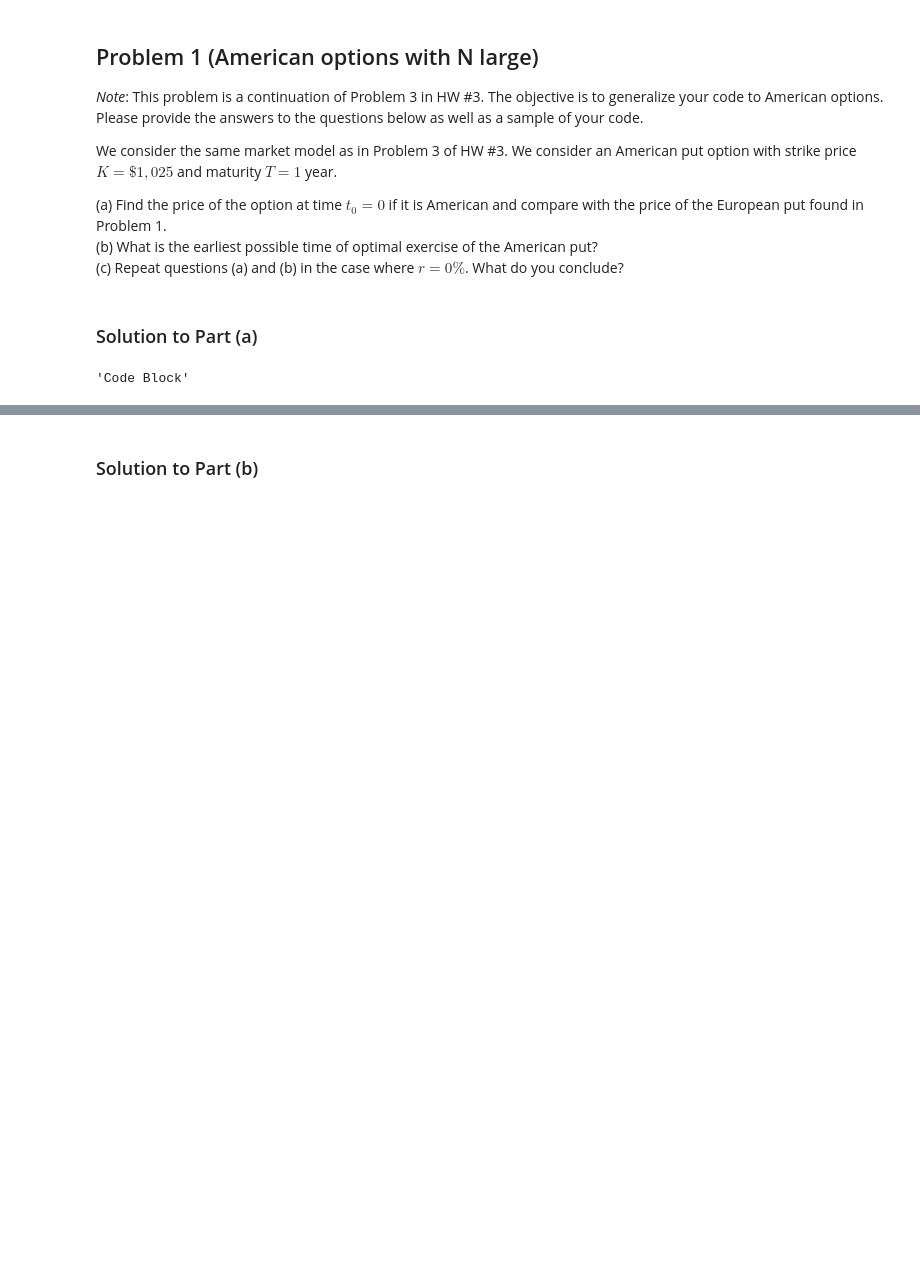
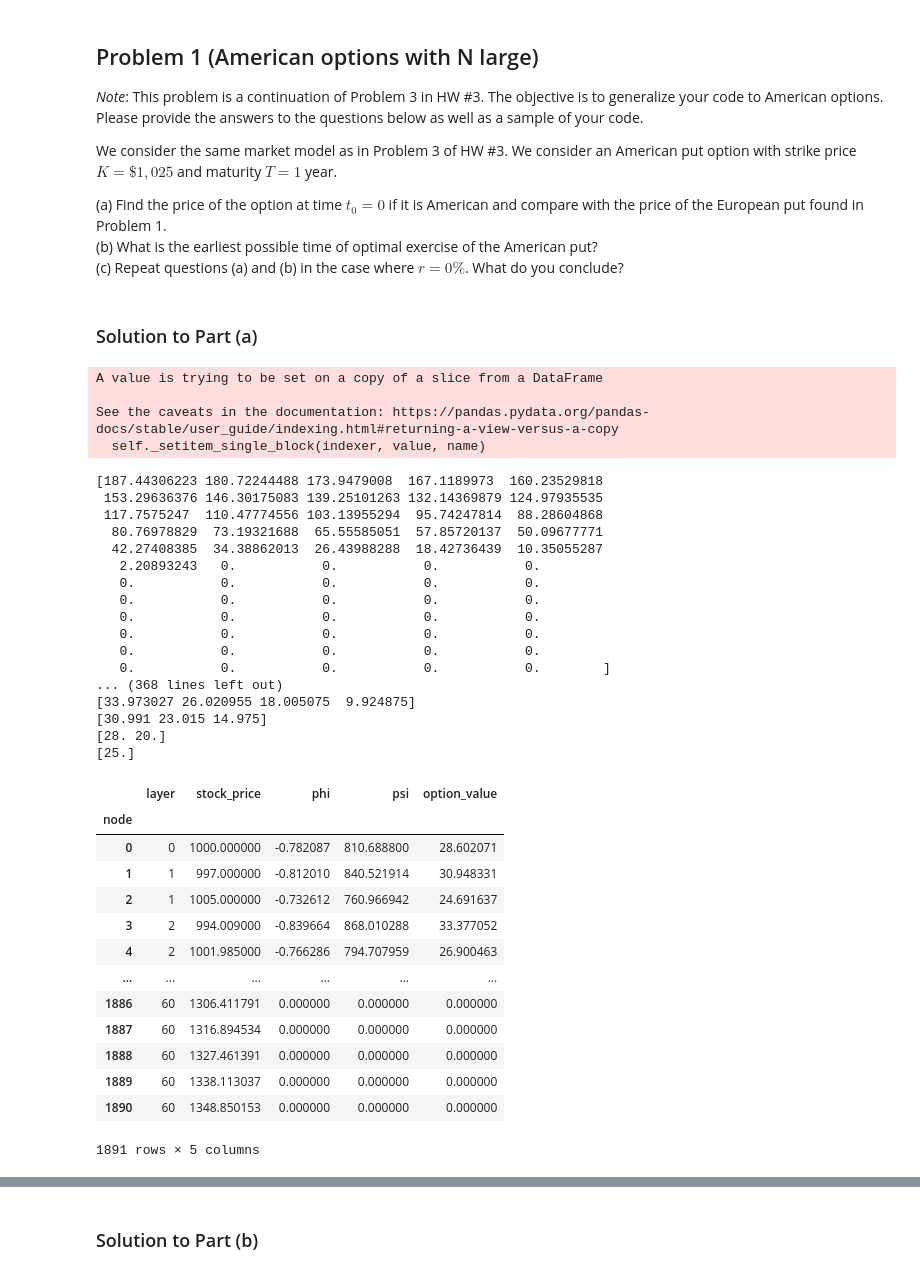
Before and after one commit to jdean53/GeneralWork, a Jupyter notebook: StoCal2/HW4.ipynb, the cells around one changed output, grey strips where cells are left out. Cells and saved outputs as stored; diff of their text form; code cells hidden in the pictures; blank space fills up the shorter version.

```diff
--- a/StoCal2/HW4.ipynb
+++ b/StoCal2/HW4.ipynb
@@ -16,7 +19,3 @@ We consider the same market model as in Problem 3 of HW #3. We consider an Ameri
 (c) Repeat questions (a) and (b) in the case where $r = 0\%$. What do you conclude?
 # %% [markdown]
 ### Solution to Part (a)
-# %%
-'''Code Block'''
-# %% [output]
-'Code Block'
@@ -22,0 +86,43 @@ We consider the same market model as in Problem 3 of HW #3. We consider an Ameri
+# %%
+T=1 # 1 Year
+N=60 # 60 Periods
+mu, sigma = walk_params(u=0.005,d=0.003,T=T,N=N)
+tree_c = build_tree(N=N, T=T, mu=mu, sigma=sigma, s0=1000, k=1025, r=0, option_type='p', nature='american')
+tree_c
+#3.426341
+# %% [output]
+A value is trying to be set on a copy of a slice from a DataFrame
+
+See the caveats in the documentation: https://pandas.pydata.org/pandas-docs/stable/user_guide/indexing.html#returning-a-view-versus-a-copy
+  self._setitem_single_block(indexer, value, name)
+[187.44306223 180.72244488 173.9479008  167.1189973  160.23529818
+ 153.29636376 146.30175083 139.25101263 132.14369879 124.97935535
+ 117.7575247  110.47774556 103.13955294  95.74247814  88.28604868
+  80.76978829  73.19321688  65.55585051  57.85720137  50.09677771
+  42.27408385  34.38862013  26.43988288  18.42736439  10.35055287
+   2.20893243   0.           0.           0.           0.
+   0.           0.           0.           0.           0.
+   0.           0.           0.           0.           0.
+   0.           0.           0.           0.           0.
+   0.           0.           0.           0.           0.
+   0.           0.           0.           0.           0.
+   0.           0.           0.           0.           0.        ]
+... (368 lines left out)
+[33.973027 26.020955 18.005075  9.924875]
+[30.991 23.015 14.975]
+[28. 20.]
+[25.]
+|  | layer | stock_price | phi | psi | option_value |
+| node |  |  |  |  |  |
+| 0 | 0 | 1000.000000 | -0.782087 | 810.688800 | 28.602071 |
+| 1 | 1 | 997.000000 | -0.812010 | 840.521914 | 30.948331 |
+| 2 | 1 | 1005.000000 | -0.732612 | 760.966942 | 24.691637 |
+| 3 | 2 | 994.009000 | -0.839664 | 868.010288 | 33.377052 |
+| 4 | 2 | 1001.985000 | -0.766286 | 794.707959 | 26.900463 |
+| ... | ... | ... | ... | ... | ... |
+| 1886 | 60 | 1306.411791 | 0.000000 | 0.000000 | 0.000000 |
+| 1887 | 60 | 1316.894534 | 0.000000 | 0.000000 | 0.000000 |
+| 1888 | 60 | 1327.461391 | 0.000000 | 0.000000 | 0.000000 |
+| 1889 | 60 | 1338.113037 | 0.000000 | 0.000000 | 0.000000 |
+| 1890 | 60 | 1348.850153 | 0.000000 | 0.000000 | 0.000000 |
+1891 rows × 5 columns
```
Also changed, not shown: parts of 3 cells of this notebook.
